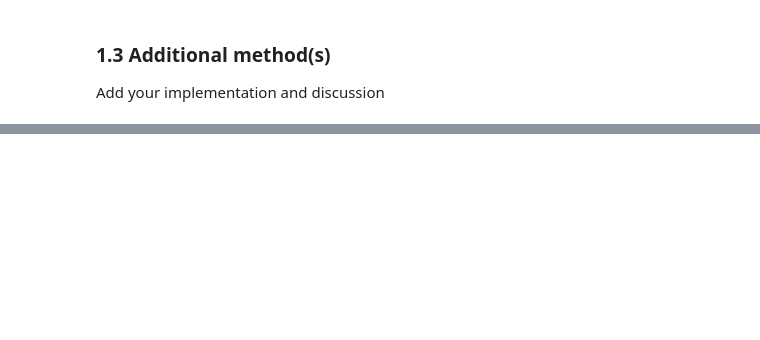
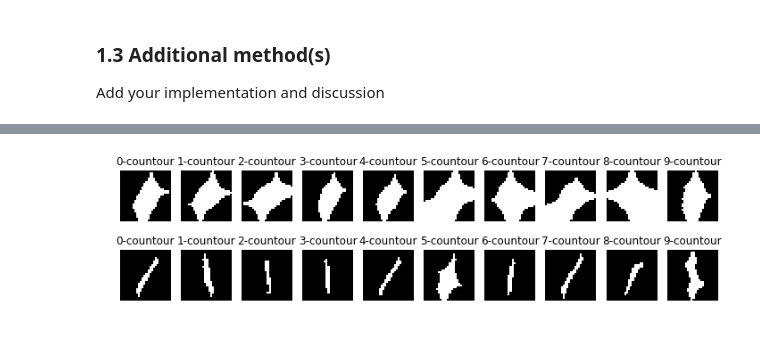
Before and after one commit to hellgheast/Image_analysis, a Jupyter notebook: lab_02_object_description_luca.ipynb, the cells around one changed output, grey strips where cells are left out. Saved outputs shown, nothing was run; the diff lists cells and outputs as text; code cells hidden in the pictures; blank space fills up the shorter version.

```diff
--- a/lab_02_object_description_luca.ipynb
+++ b/lab_02_object_description_luca.ipynb
@@ -168,0 +203,97 @@ Add your implementation and discussion
+# %%
+import skimage.morphology as morph
+#extract number of images and number of pixels
+N_images, N,tmp = zeros_im.shape
+
+
+#binarize images
+thres = 220
+zeros_im_bin = zeros_im.copy()
+for i in range(0,N_images):
+    for j in range(0,N):
+        for k in range(0,N):
+            if zeros_im_bin[i][j,k] > thres:
+                zeros_im_bin[i][j,k] = 255
+            else:
+                zeros_im_bin[i][j,k] = 0
+
+ones_im_bin = ones_im.copy()
+for i in range(0,N_images):
+    for j in range(0,N):
+        for k in range(0,N):
+            if ones_im_bin[i][j,k] > thres:
+                ones_im_bin[i][j,k] = 255
+            else:
+                ones_im_bin[i][j,k] = 0
+
+#morphology for area computation
+full_zeros = []
+full_ones = []
+area_zeros = []
+area_ones = []
+area_tmp_zeros = 0
+area_tmp_ones = 0
+struct_elem = morph.disk(8)
+for i in range(0,N_images):
+    full_zeros.append(morph.closing(zeros_im_bin[i],struct_elem))
+    full_ones.append(morph.closing(ones_im_bin[i],struct_elem))
+
+for i in range(0,N_images):
+    area_tmp_zeros = 0
+    area_tmp_ones = 0
+    for j in range(0,N):
+        for k in range(0,N):
+            if full_zeros[i][j,k] == 255:
+                area_tmp_zeros = area_tmp_zeros+1
+            if full_ones[i][j,k] == 255:
+                area_tmp_ones = area_tmp_ones+1
+    area_zeros.append(area_tmp_zeros)
+    area_ones.append(area_tmp_ones)
+
+#visualize morph
+zeros_contour_im = np.zeros((N_images,N,N))
+ones_contour_im = np.zeros((N_images,N,N))
+for j in range(0,N_images):
+    for i in range(0,len(contour_zeros[j][0])):
+        zeros_contour_im[j,int(round(contour_zeros[j][0][i,0])),int(round(contour_zeros[j][0][i,1]))] = 255
+    for i in range(0,len(contour_ones[j][0])):
+        ones_contour_im[j,int(round(contour_ones[j][0][i,0])),int(round(contour_ones[j][0][i,1]))] = 255
+
+fig, ax = plt.subplots(2,N_images, figsize=(12, 3))
+for idx in range(0,N_images):
+        ax[0,idx].imshow(full_zeros[idx], cmap='gray')
+        ax[0,idx].axis('off')
+        ax[0,idx].set_title('{}-countour'.format(idx))
+        ax[1,idx].imshow(full_ones[idx], cmap='gray')
+        ax[1,idx].axis('off')
+        ax[1,idx].set_title('{}-countour'.format(idx))
+plt.show()
+
+#contour_zeros will be a list of lists of ndarrays with the coordinates of the contour
+#access it with contour_zeros[im_idx,arra_idx,]
+contour_zeros = []
+contour_ones = []
+for i in range(0,N_images):
+    contour_zeros.append(mes.find_contours(zeros_im_bin[i], 128, fully_connected='high', positive_orientation='low'))
+    contour_ones.append(mes.find_contours(ones_im_bin[i], 128, fully_connected='high', positive_orientation='low'))
+
+
+#plot perimeter
+for i in range(0,N_images):
+    plt.plot(len(contour_zeros[i][0]),len(contour_zeros[i][0]),'bo',len(contour_ones[i][0]),len(contour_ones[i][0]),'go')
+plt.title('Perimeter')
+plt.show()
+
+#plot area
+for i in range(0,N_images):
+    plt.plot(area_zeros[i],area_zeros[i],'bo',area_ones[i],area_ones[i],'go')
+plt.title('Area')
+plt.show()
+
+#plot compacity
+for i in range(0,N_images):
+    plt.plot(((len(contour_zeros[i][0]))**2) /(area_zeros[i]),((len(contour_zeros[i][0]))**2) /(area_zeros[i]),'bo',((len(contour_ones[i][0]))**2) /(area_ones[i]),((len(contour_ones[i][0]))**2) /(area_ones[i]),'go')
+plt.title('Compacity')
+plt.show()
+# %% [output]
+[figure, added]
```
Also changed, not shown: parts of 6 cells of this notebook.
